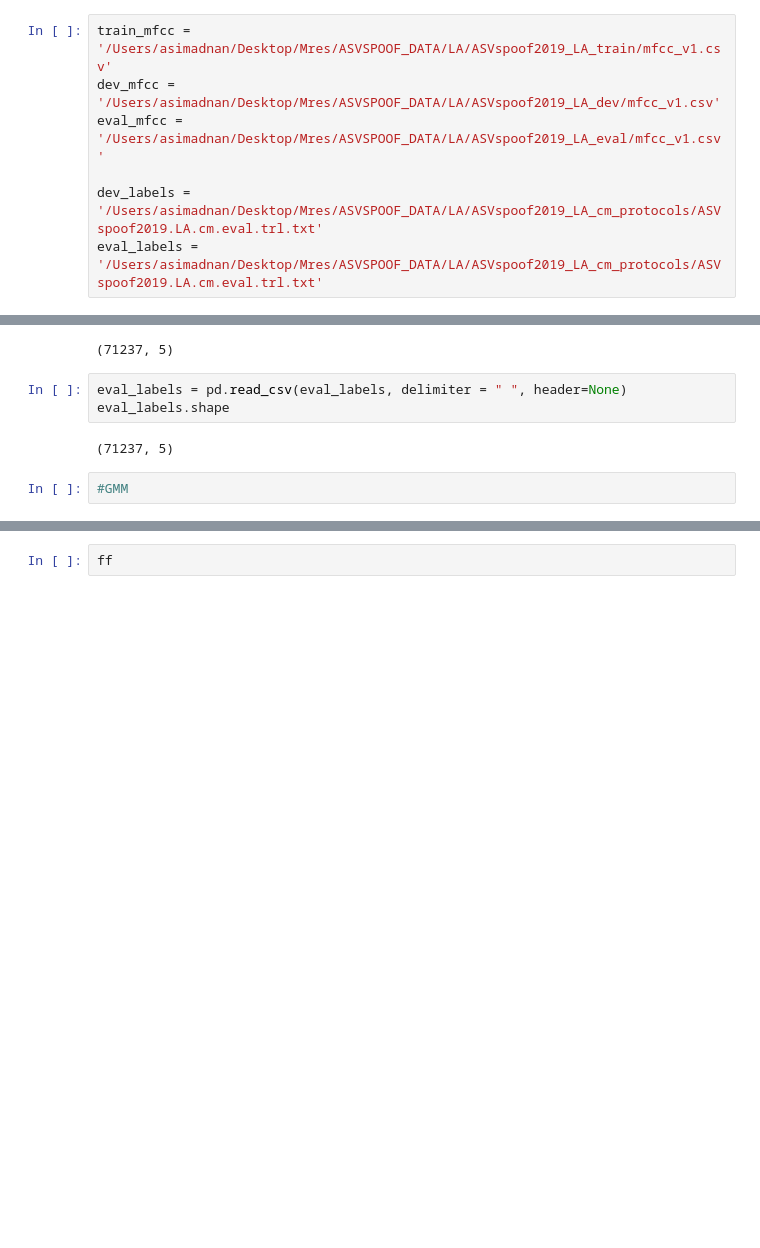
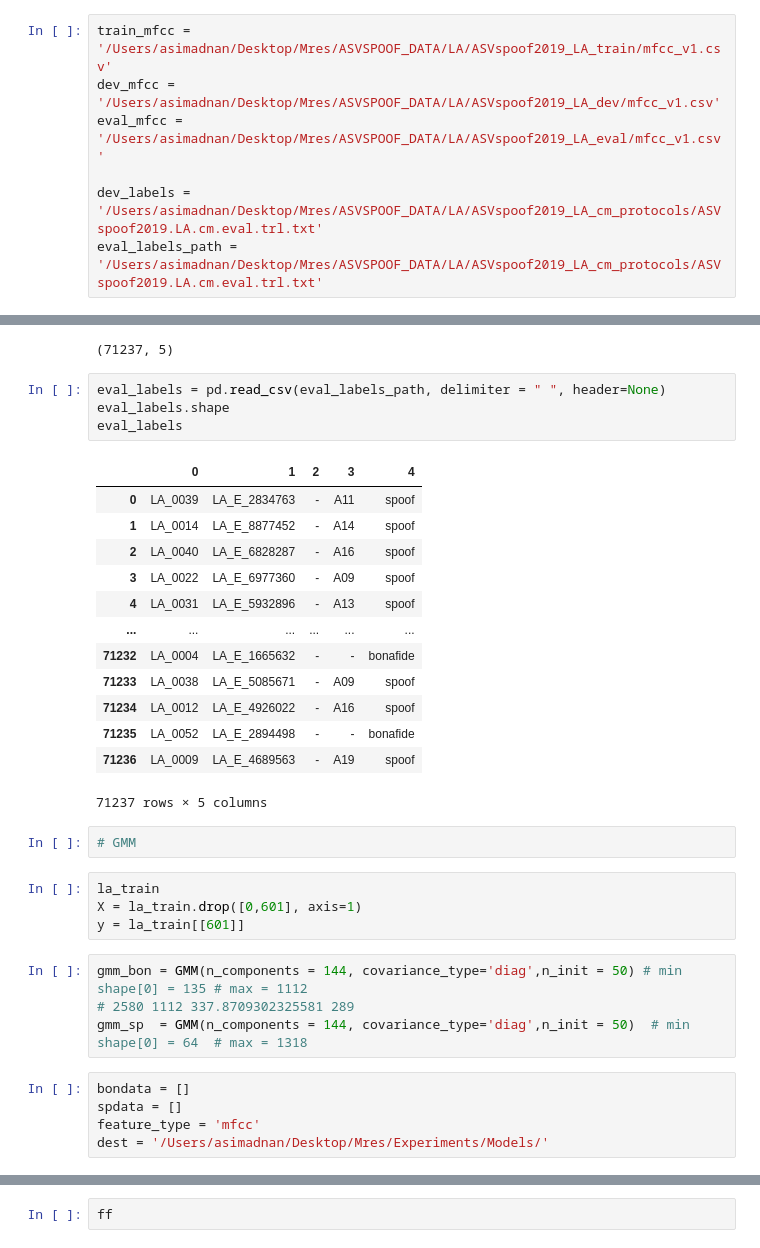
Before and after one commit to asimadnan/ASVspoof-experiments, a Jupyter notebook: MFCC - Librosa.ipynb, the cells around one changed output, grey strips where cells are left out. Cells and saved outputs as stored; diff of their text form; blank space fills up the shorter version.

```diff
--- a/MFCC - Librosa.ipynb
+++ b/MFCC - Librosa.ipynb
@@ -22,7 +25,7 @@ dev_mfcc = '/Users/asimadnan/Desktop/Mres/ASVSPOOF_DATA/LA/ASVspoof2019_LA_dev/m
 eval_mfcc = '/Users/asimadnan/Desktop/Mres/ASVSPOOF_DATA/LA/ASVspoof2019_LA_eval/mfcc_v1.csv'
 
 dev_labels = '/Users/asimadnan/Desktop/Mres/ASVSPOOF_DATA/LA/ASVspoof2019_LA_cm_protocols/ASVspoof2019.LA.cm.eval.trl.txt'
-eval_labels = '/Users/asimadnan/Desktop/Mres/ASVSPOOF_DATA/LA/ASVspoof2019_LA_cm_protocols/ASVspoof2019.LA.cm.eval.trl.txt'
+eval_labels_path = '/Users/asimadnan/Desktop/Mres/ASVSPOOF_DATA/LA/ASVspoof2019_LA_cm_protocols/ASVspoof2019.LA.cm.eval.trl.txt'
 # %%
 la_train = pd.read_csv(train_mfcc, delimiter = ",", header=None)
 la_train.shape
@@ -44,9 +47,35 @@ dev_labels.shape
 # %% [output]
 (71237, 5)
 # %%
-eval_labels = pd.read_csv(eval_labels, delimiter = " ", header=None)
+eval_labels = pd.read_csv(eval_labels_path, delimiter = " ", header=None)
 eval_labels.shape
+eval_labels
 # %% [output]
+|  | 0 | 1 | 2 | 3 | 4 |
+| 0 | LA_0039 | LA_E_2834763 | - | A11 | spoof |
+| 1 | LA_0014 | LA_E_8877452 | - | A14 | spoof |
+| 2 | LA_0040 | LA_E_6828287 | - | A16 | spoof |
+| 3 | LA_0022 | LA_E_6977360 | - | A09 | spoof |
+| 4 | LA_0031 | LA_E_5932896 | - | A13 | spoof |
+| ... | ... | ... | ... | ... | ... |
+| 71232 | LA_0004 | LA_E_1665632 | - | - | bonafide |
+| 71233 | LA_0038 | LA_E_5085671 | - | A09 | spoof |
+| 71234 | LA_0012 | LA_E_4926022 | - | A16 | spoof |
+| 71235 | LA_0052 | LA_E_2894498 | - | - | bonafide |
+| 71236 | LA_0009 | LA_E_4689563 | - | A19 | spoof |
-(71237, 5)
+71237 rows × 5 columns
 # %%
-#GMM
+# GMM
+# %%
+la_train
+X = la_train.drop([0,601], axis=1)
+y = la_train[[601]]
+# %%
+gmm_bon = GMM(n_components = 144, covariance_type='diag',n_init = 50) # min shape[0] = 135 # max = 1112
+# 2580 1112 337.8709302325581 289
+gmm_sp  = GMM(n_components = 144, covariance_type='diag',n_init = 50)  # min shape[0] = 64  # max = 1318
+# %%
+bondata = []
+spdata = []
+feature_type = 'mfcc'
+dest = '/Users/asimadnan/Desktop/Mres/Experiments/Models/'
```
Also changed, not shown: parts of 76 cells of this notebook, 7 other files.
